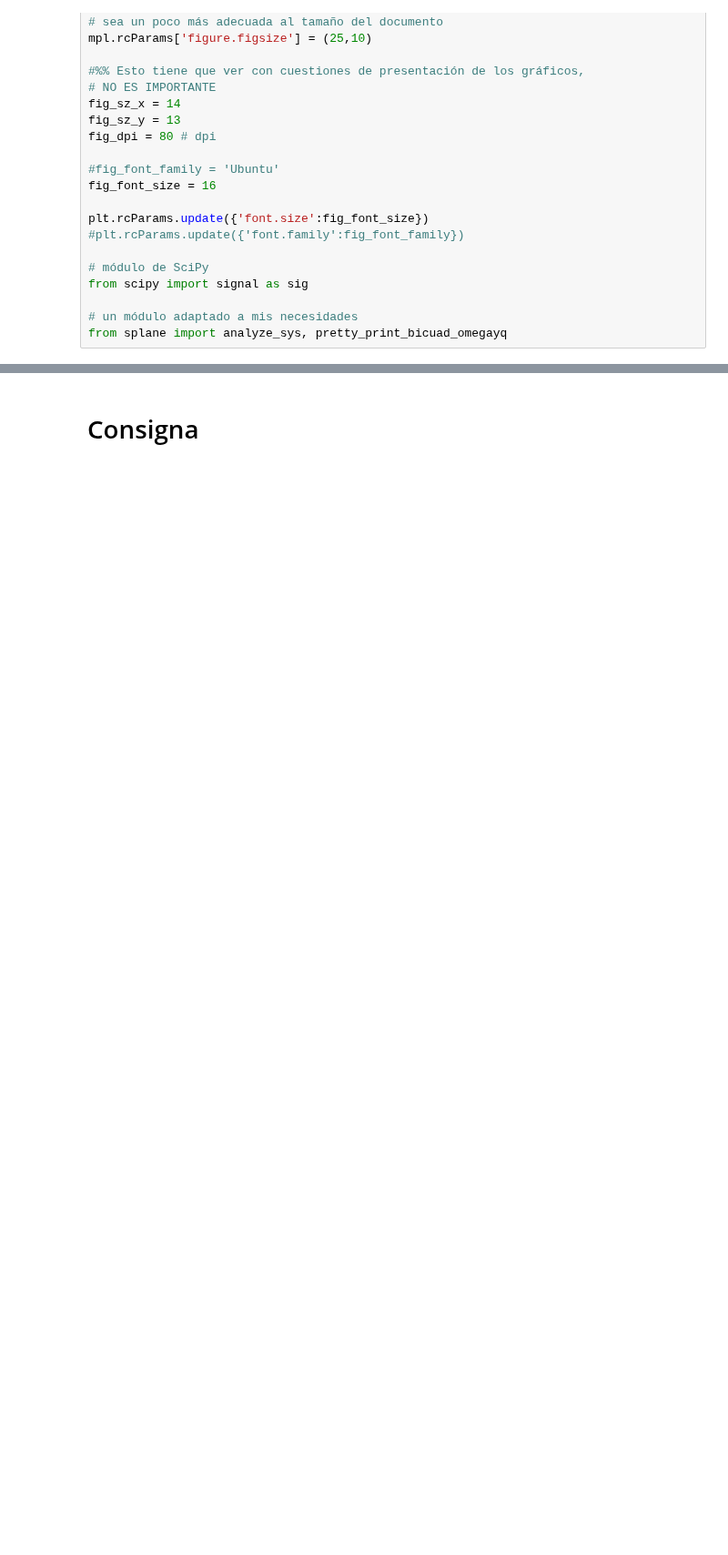
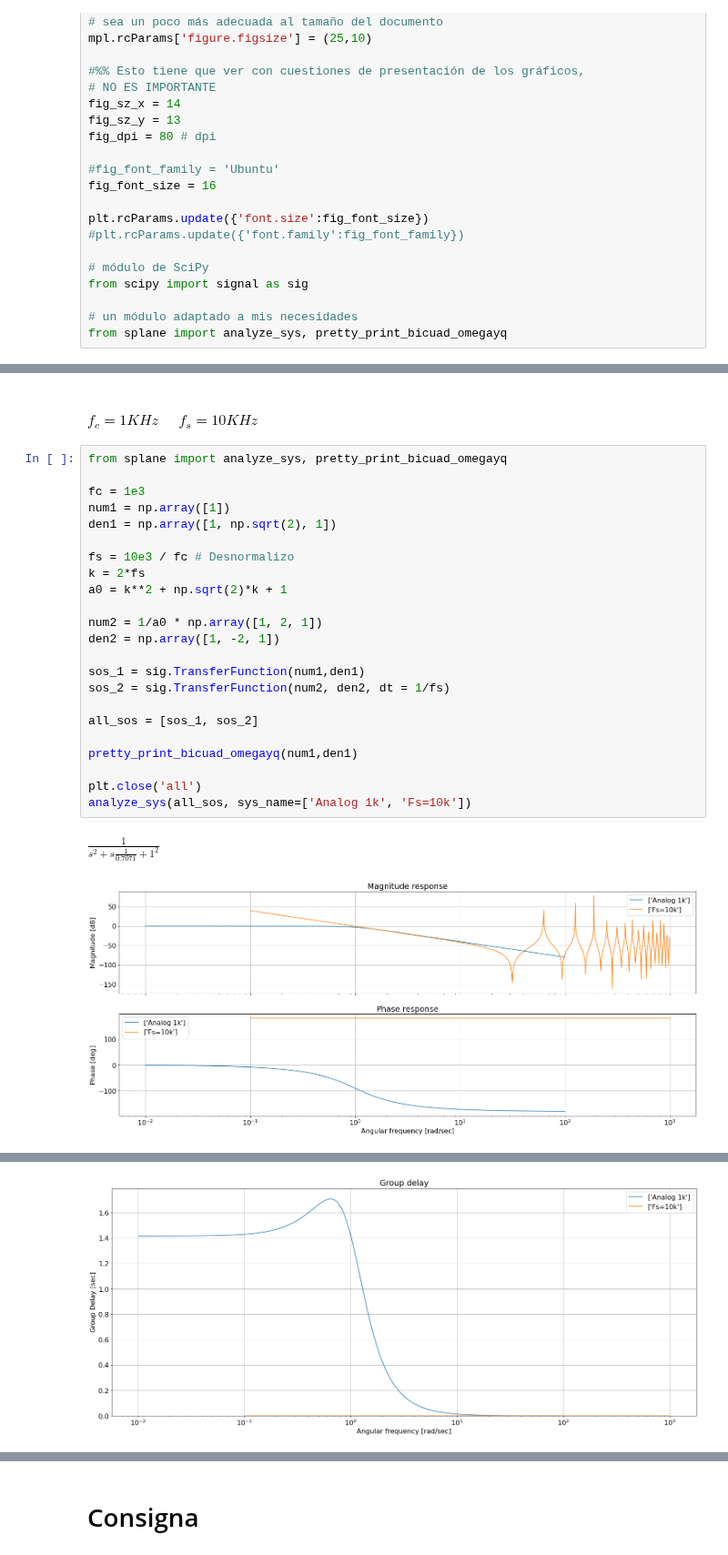
Before and after one commit to mpmarfisi/TC2, a Jupyter notebook: Tarea Semanal 8/TS8_Marfisi.ipynb, the cells around one changed output, grey strips where cells are left out. Shown at 91% size. Cells and saved outputs as stored; diff of their text form; blank space fills up the shorter version.

```diff
--- a/Tarea Semanal 8/TS8_Marfisi.ipynb
+++ b/Tarea Semanal 8/TS8_Marfisi.ipynb
@@ -160,0 +78,28 @@ $\displaystyle \frac{  1 }{s^2 + s \frac{  1}{0.7071} +   1^2}$
+# %% [markdown]
+#### $f_c=1KHz\;\;\;\;\;f_s=10KHz$
+# %%
+from splane import analyze_sys, pretty_print_bicuad_omegayq
+
+fc = 1e3
+num1 = np.array([1])
+den1 = np.array([1, np.sqrt(2), 1])
+
+fs = 10e3 / fc # Desnormalizo
+k = 2*fs
+a0 = k**2 + np.sqrt(2)*k + 1
+
+num2 = 1/a0 * np.array([1, 2, 1])
+den2 = np.array([1, -2, 1])
+
+sos_1 = sig.TransferFunction(num1,den1)
+sos_2 = sig.TransferFunction(num2, den2, dt = 1/fs)
+
+all_sos = [sos_1, sos_2]
+
+pretty_print_bicuad_omegayq(num1,den1)
+
+plt.close('all')
+analyze_sys(all_sos, sys_name=['Analog 1k', 'Fs=10k'])
+# %% [output]
+$\displaystyle \frac{  1 }{s^2 + s \frac{  1}{0.7071} +   1^2}$
+[figure, added]
@@ -160,0 +108 @@ $\displaystyle \frac{  1 }{s^2 + s \frac{  1}{0.7071} +   1^2}$
+[figure, added]
```
Also changed, not shown: parts of 12 cells of this notebook.
